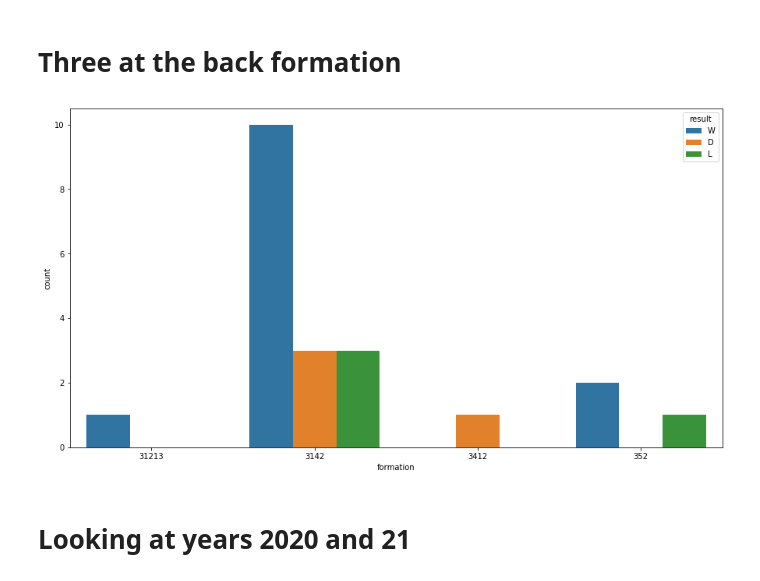
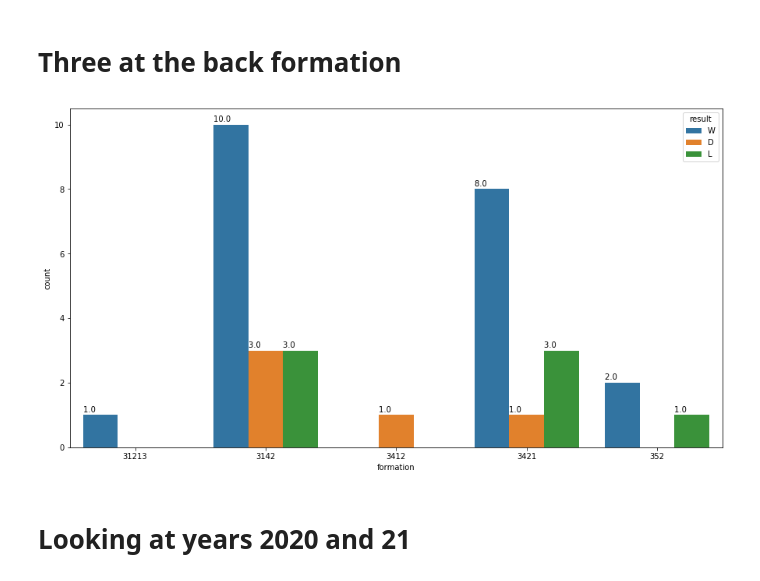
Before and after one commit to varun1414/Xformations, a Jupyter notebook: trend.ipynb, the cells around one changed output. Drawn from its saved outputs; the diff is of its cells as text; code cells hidden in the pictures.

```diff
--- a/trend.ipynb
+++ b/trend.ipynb
@@ -70,14 +70,16 @@ df
 # %% [markdown]
 # Three at the back formation
 # %%
-tab=df[(df["formation"]=="31213") | (df["formation"]== "3142") | (df["formation"]== "3412") | (df["formation"]== "352")]
+tab=df[(df["formation"]=="31213") | (df["formation"]== "3142") | (df["formation"]== "3412") | (df["formation"]== "3421")  | (df["formation"]== "352")]
 # %%
 tab.reset_index(drop=True,inplace=True)
 # %%
 plt.figure(figsize = (15, 8))
 ax = sns.countplot(data=tab,x="formation",hue="result")
+for i in ax.patches:
+    ax.annotate("{:.1f} ".format(i.get_height()),(i.get_x(),i.get_height()+0.1))
 # %% [output]
-[figure, old version]
+[figure, new version]
 # %% [markdown]
 # Looking at years 2020 and 21
 # %%
```
Also changed, not shown: parts of 11 cells of this notebook.
